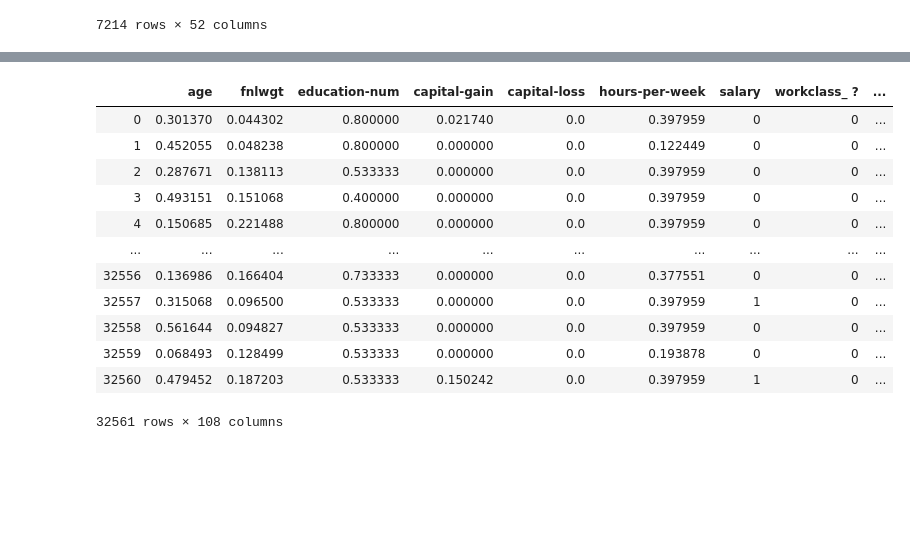
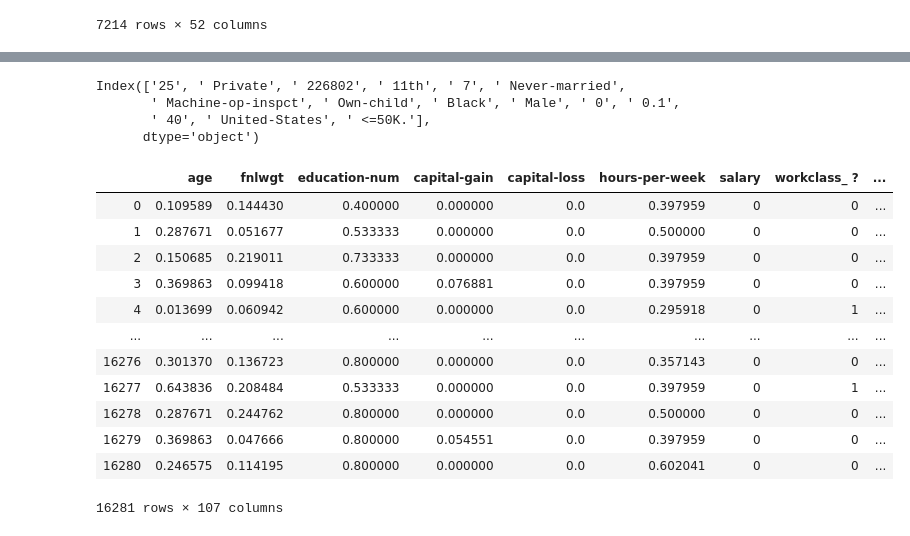
Before and after one commit to yzeng58/Fairness-aware-FL, a Jupyter notebook: compas.ipynb, the cells around one changed output, grey strips where cells are left out. Saved outputs shown, nothing was run; the diff lists cells and outputs as text; code cells hidden in the pictures; blank space fills up the shorter version.

```diff
--- a/compas.ipynb
+++ b/compas.ipynb
@@ -28,3 +61,10 @@ header = ['sex', 'age', 'age_cat', 'race', 'juv_fel_count', 'juv_misd_count', 'j
+# %%
+pd.read_csv(os.path.join('adult','adult.test'), na_values = [])
+# %% [output]
+Index(['25', ' Private', ' 226802', ' 11th', ' 7', ' Never-married',
+       ' Machine-op-inspct', ' Own-child', ' Black', ' Male', ' 0', ' 0.1',
+       ' 40', ' United-States', ' <=50K.'],
+      dtype='object')
 # %%
 import os
 import pandas as pd
@@ -33,14 +73,15 @@ import numpy as np
 from utils import *
 import torch
 
-def process_csv(dir_name, filename, label_name, sensitive_attributes, categorial_attributes, continuous_attributes, features_to_keep, na_values):
+def process_csv(dir_name, filename, label_name, favorable_class, sensitive_attributes, privileged_classes, categorial_attributes, continuous_attributes, features_to_keep, na_values, header = 'infer', columns = None):
     """
     process the adult file: scale, one-hot encode
     only support binary sensitive attributes -> [gender, race] -> 4 sensitive groups
     """
 
-    df = pd.read_csv(os.path.join( dir_name, filename), delimiter = ',', header = None)
-    df.columns =  features_to_keep
+    df = pd.read_csv(os.path.join( dir_name, filename), delimiter = ',', header = header, na_values = na_values)
+    if header == None: df.columns = columns
+    df = df[features_to_keep]
 
     # apply one-hot encoding to convert the categorical attributes into vectors
     df = pd.get_dummies(df, columns = categorial_attributes)
@@ -52,32 +93,37 @@ def process_csv(dir_name, filename, label_name, sensitive_attributes, categorial
         return (vec-minimum)/(maximum-minimum)
 
     df[continuous_attributes] = df[continuous_attributes].apply(scale, axis = 0)
+    df.loc[df[label_name] != favorable_class, label_name] = 'SwapSwapSwap'
+    df.loc[df[label_name] == favorable_class, label_name] = 1
+    df.loc[df[label_name] == 'SwapSwapSwap', label_name] = 0
 
     df[label_name] = df[label_name].astype('category').cat.codes
-    df['z'] = 0
     for i in range(len(sensitive_attributes)):
-        sen = sensitive_attributes[i]
-        df[sen] = df[sen].astype('category').cat.codes
-        df['z'] += (2**i) * df[sen]
+        df.loc[df[sensitive_attributes[i]] != privileged_classes[i], sensitive_attributes[i]] = 0
+        df.loc[df[sensitive_attributes[i]] == privileged_classes[i], sensitive_attributes[i]] = 1
+    df['z'] = list(zip(*[df[c] for c in sensitive_attributes]))
+    df['z'] = df['z'].astype('category').cat.codes
     df = df.drop(columns = sensitive_attributes)
     return df
 # %%
-process_csv('adult', 'adult.data', 'salary', ['sex'], ['workclass', 'education', 'marital-status', 'occupation',
-            'relationship', 'race', 'native-country'], ["age", "fnlwgt", "education-num", "capital-gain",
+process_csv('adult', 'adult.test', 'salary', ' >50K', ['sex'], [' Female'], ['workclass', 'education', 'marital-status', 'occupation',
+            'relationship', 'native-country', 'race'], ["age", "fnlwgt", "education-num", "capital-gain",
             "capital-loss", "hours-per-week"], ['age', 'workclass', 'fnlwgt', 'education', 'education-num', 'marital-status',
             'occupation', 'relationship', 'race', 'sex', 'capital-gain', 'capital-loss','hours-per-week',
-            'native-country', 'salary'], [])
+            'native-country', 'salary'], [], header = None, columns = ['age', 'workclass', 'fnlwgt', 'education', 'education-num', 'marital-status',
+            'occupation', 'relationship', 'race', 'sex', 'capital-gain', 'capital-loss','hours-per-week',
+            'native-country', 'salary'])
 # %% [output]
 |  | age | fnlwgt | education-num | capital-gain | capital-loss | hours-per-week | salary | workclass_ ? | ... |
-| 0 | 0.301370 | 0.044302 | 0.800000 | 0.021740 | 0.0 | 0.397959 | 0 | 0 | ... |
-| 1 | 0.452055 | 0.048238 | 0.800000 | 0.000000 | 0.0 | 0.122449 | 0 | 0 | ... |
-| 2 | 0.287671 | 0.138113 | 0.533333 | 0.000000 | 0.0 | 0.397959 | 0 | 0 | ... |
-| 3 | 0.493151 | 0.151068 | 0.400000 | 0.000000 | 0.0 | 0.397959 | 0 | 0 | ... |
-| 4 | 0.150685 | 0.221488 | 0.800000 | 0.000000 | 0.0 | 0.397959 | 0 | 0 | ... |
+| 0 | 0.109589 | 0.144430 | 0.400000 | 0.000000 | 0.0 | 0.397959 | 0 | 0 | ... |
+| 1 | 0.287671 | 0.051677 | 0.533333 | 0.000000 | 0.0 | 0.500000 | 0 | 0 | ... |
+| 2 | 0.150685 | 0.219011 | 0.733333 | 0.000000 | 0.0 | 0.397959 | 0 | 0 | ... |
+| 3 | 0.369863 | 0.099418 | 0.600000 | 0.076881 | 0.0 | 0.397959 | 0 | 0 | ... |
+| 4 | 0.013699 | 0.060942 | 0.600000 | 0.000000 | 0.0 | 0.295918 | 0 | 1 | ... |
 | ... | ... | ... | ... | ... | ... | ... | ... | ... | ... |
-| 32556 | 0.136986 | 0.166404 | 0.733333 | 0.000000 | 0.0 | 0.377551 | 0 | 0 | ... |
-| 32557 | 0.315068 | 0.096500 | 0.533333 | 0.000000 | 0.0 | 0.397959 | 1 | 0 | ... |
-| 32558 | 0.561644 | 0.094827 | 0.533333 | 0.000000 | 0.0 | 0.397959 | 0 | 0 | ... |
-| 32559 | 0.068493 | 0.128499 | 0.533333 | 0.000000 | 0.0 | 0.193878 | 0 | 0 | ... |
-| 32560 | 0.479452 | 0.187203 | 0.533333 | 0.150242 | 0.0 | 0.397959 | 1 | 0 | ... |
+| 16276 | 0.301370 | 0.136723 | 0.800000 | 0.000000 | 0.0 | 0.357143 | 0 | 0 | ... |
+| 16277 | 0.643836 | 0.208484 | 0.533333 | 0.000000 | 0.0 | 0.397959 | 0 | 1 | ... |
+| 16278 | 0.287671 | 0.244762 | 0.800000 | 0.000000 | 0.0 | 0.500000 | 0 | 0 | ... |
+| 16279 | 0.369863 | 0.047666 | 0.800000 | 0.054551 | 0.0 | 0.397959 | 0 | 0 | ... |
+| 16280 | 0.246575 | 0.114195 | 0.800000 | 0.000000 | 0.0 | 0.602041 | 0 | 0 | ... |
-32561 rows × 108 columns
+16281 rows × 107 columns
```
Also changed, not shown: parts of 4 cells of this notebook, 6 other files.
